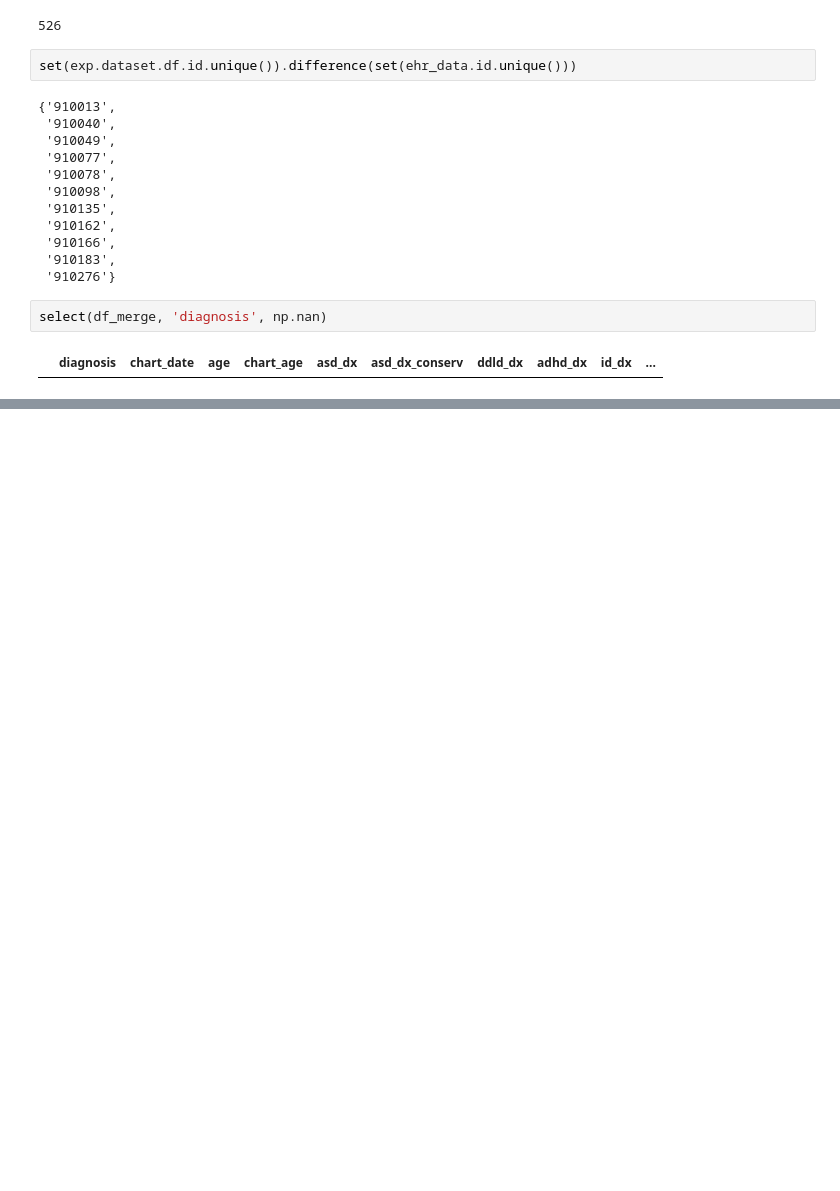
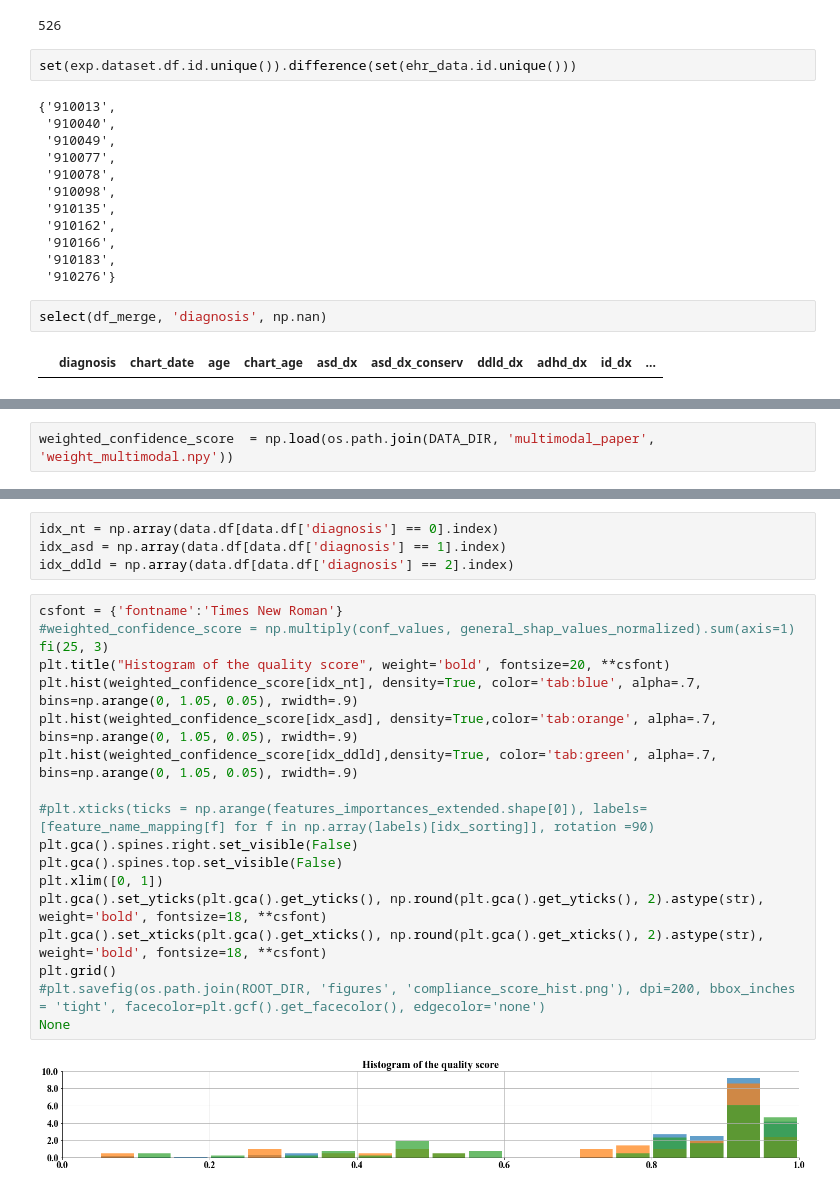
Before and after one commit to matiasdm/notes_on_stats, a Jupyter notebook: doc/notebooks/paper_figure_description.ipynb, the cells around one changed output, grey strips where cells are left out. Cells and saved outputs as stored; diff of their text form; blank space fills up the shorter version.

```diff
--- a/doc/notebooks/paper_figure_description.ipynb
+++ b/doc/notebooks/paper_figure_description.ipynb
@@ -536,0 +632,2 @@ df_merge[(df_merge['diagnosis'].isna()) & (df_merge['asd_dx']==1)]
+# %%
+weighted_confidence_score  = np.load(os.path.join(DATA_DIR, 'multimodal_paper', 'weight_multimodal.npy'))
@@ -536,0 +642,24 @@ df_merge[(df_merge['diagnosis'].isna()) & (df_merge['asd_dx']==1)]
+# %%
+idx_nt = np.array(data.df[data.df['diagnosis'] == 0].index)
+idx_asd = np.array(data.df[data.df['diagnosis'] == 1].index)
+idx_ddld = np.array(data.df[data.df['diagnosis'] == 2].index)
+# %%
+csfont = {'fontname':'Times New Roman'}
+#weighted_confidence_score = np.multiply(conf_values, general_shap_values_normalized).sum(axis=1)
+fi(25, 3)
+plt.title("Histogram of the quality score", weight='bold', fontsize=20, **csfont)
+plt.hist(weighted_confidence_score[idx_nt], density=True, color='tab:blue', alpha=.7, bins=np.arange(0, 1.05, 0.05), rwidth=.9)
+plt.hist(weighted_confidence_score[idx_asd], density=True,color='tab:orange', alpha=.7, bins=np.arange(0, 1.05, 0.05), rwidth=.9)
+plt.hist(weighted_confidence_score[idx_ddld],density=True, color='tab:green', alpha=.7, bins=np.arange(0, 1.05, 0.05), rwidth=.9)
+
+#plt.xticks(ticks = np.arange(features_importances_extended.shape[0]), labels=[feature_name_mapping[f] for f in np.array(labels)[idx_sorting]], rotation =90)
+plt.gca().spines.right.set_visible(False)
+plt.gca().spines.top.set_visible(False)
+plt.xlim([0, 1])
+plt.gca().set_yticks(plt.gca().get_yticks(), np.round(plt.gca().get_yticks(), 2).astype(str), weight='bold', fontsize=18, **csfont)
+plt.gca().set_xticks(plt.gca().get_xticks(), np.round(plt.gca().get_xticks(), 2).astype(str), weight='bold', fontsize=18, **csfont)
+plt.grid()
+#plt.savefig(os.path.join(ROOT_DIR, 'figures', 'compliance_score_hist.png'), dpi=200, bbox_inches = 'tight', facecolor=plt.gcf().get_facecolor(), edgecolor='none')
+None
+# %% [output]
+[figure, added]
```
Also changed, not shown: parts of 30 cells of this notebook, 11 other files.
